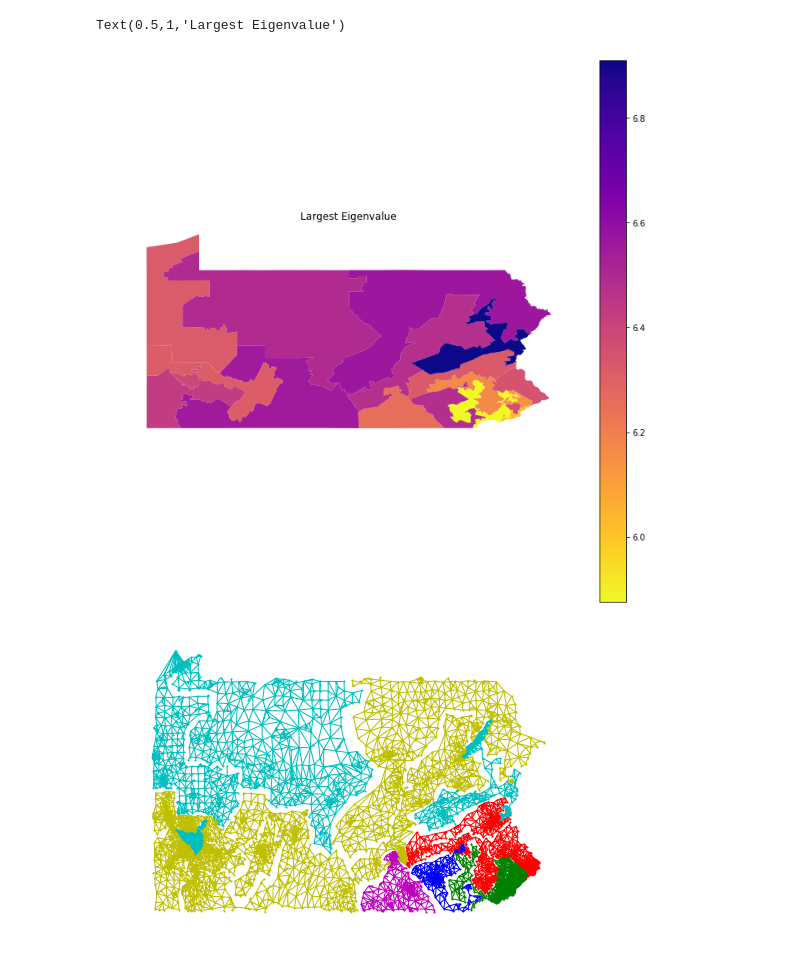
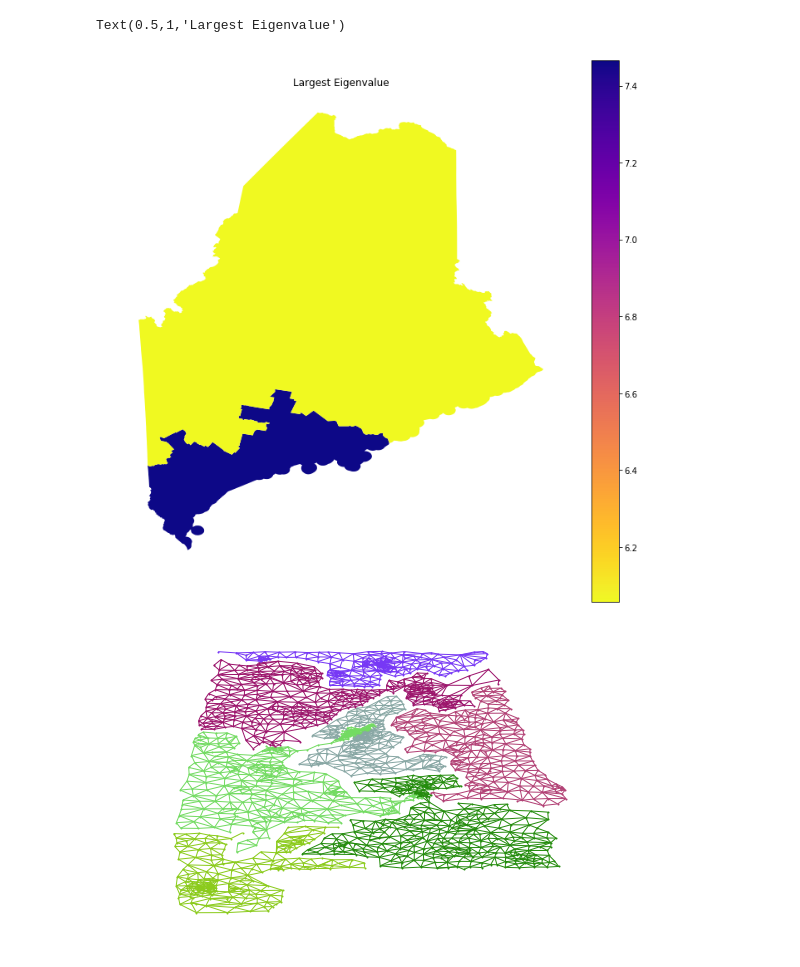
Before and after one commit to zschutzman/redistricting-old, a Jupyter notebook: adjacency_matrix_demo/adjacency_matrix_sample.ipynb, the cells around one changed output. Saved outputs shown, nothing was run; the diff lists cells and outputs as text; code cells hidden in the pictures.

```diff
--- a/adjacency_matrix_demo/adjacency_matrix_sample.ipynb
+++ b/adjacency_matrix_demo/adjacency_matrix_sample.ipynb
@@ -26,7 +29,7 @@ df_cd = gpd.read_file('cd_us.shp')
 # choose a state via FIPS code (string)
 # '42' is the meaning of life, the universe, and Pennsylvania
 # letting state_no = 'all' will do the whole US
-state_no = '42'
+state_no = '01'
 
 # add a dummy column to the DataFrame
 df_cd['new_field'] = -1
@@ -96,11 +99,17 @@ fig.axis('off')
 plt.title('Largest Eigenvalue')
 # %% [output]
 Text(0.5,1,'Largest Eigenvalue')
-[figure, old version]
+[figure, new version]
 # %%
 # similar code will let you make networkx graphs
 # we'll need to read in spatial indices
 # Warning?
+
+_first=True
+sp = None
+
+state_no='01'
+
 for ind, row in df_cd.iterrows():
 
     # grab the identifying information
@@ -109,34 +118,37 @@ for ind, row in df_cd.iterrows():
     fn = fcode[0:2]+'_'+fcode
 
     # if this row is something we need to compute:
     if st == state_no or state_no == 'all':
 
         # read in the corresponding district's adjacency matrix
         # [see README in the adj_mats folder for more info]
         adj = np.loadtxt('adj_mats/'+fn+'_dist.txt',
                          delimiter=',')
 
         # make sure it's an integer matrix, to be safe
         adj = adj.astype(int)
 
         # this time, load it into a networkx graph
         gr = nx.from_numpy_matrix(adj)
 
         # grab (lon,lat) coords from the spatial index
         coords = []
-
         with open('spatial_indexes/'+fn+'_idx.txt', 'r') as sind:
             reader = csv.reader(sind, delimiter=',')
             for row in reader:
-                coords.append((float(row[1]), float(row[2])))
+                crd = (float(row[2]),float(row[1]))
+                # reproject to utm
+                crd = utm.from_latlon(crd[0],crd[1])
+                coords.append((crd[0], crd[1]))
+
 
         # build a dictionary, because for some reason that's how
         # networkx wants coordinates...
         coord_dict = {}
         for n in gr.nodes:
             coord_dict[n] = coords.pop(0)
         # pick a color, any color
-        c = random.choice(['r', 'y', 'c', 'b', 'k', 'm', 'g'])
+        c = rgb2hex(random.randint(0,255), random.randint(0,255), random.randint(0,255))
         nx.draw(gr, coord_dict, node_size=1, node_color=c, edge_color=c)
 # %% [output]
-[figure, old version]
+[figure, new version]
```
Also changed, not shown: parts of 1 cell of this notebook.
